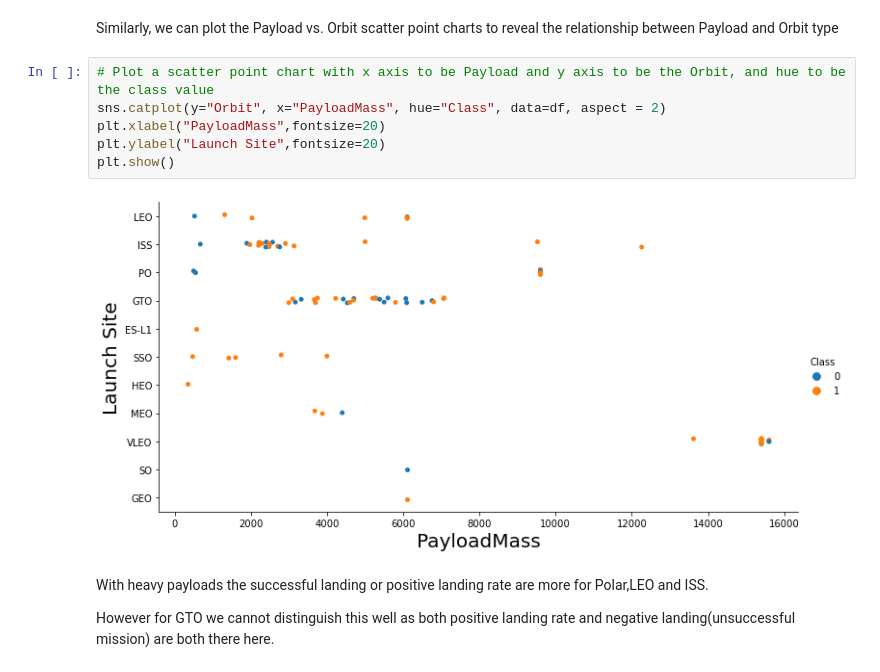
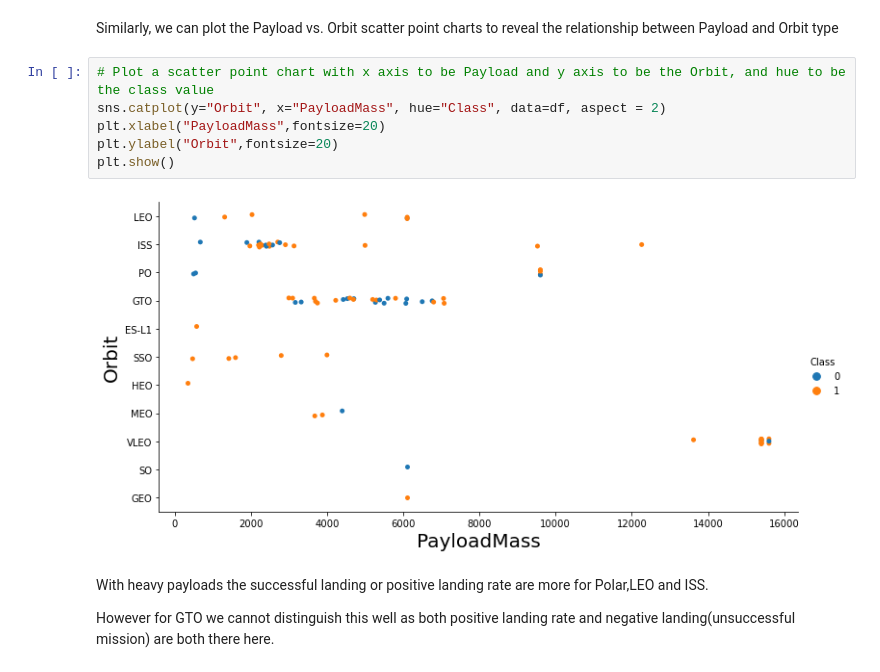
Before and after one commit to mt20019/capstone, a Jupyter notebook: EDA DataVisualization.ipynb, the cells around one changed output. Saved outputs shown, nothing was run; the diff lists cells and outputs as text.

```diff
--- a/EDA DataVisualization.ipynb
+++ b/EDA DataVisualization.ipynb
@@ -147,11 +147,11 @@ Similarly, we can plot the Payload vs. Orbit scatter point charts to reveal the
 # %%
 # Plot a scatter point chart with x axis to be Payload and y axis to be the Orbit, and hue to be the class value
 sns.catplot(y="Orbit", x="PayloadMass", hue="Class", data=df, aspect = 2)
 plt.xlabel("PayloadMass",fontsize=20)
-plt.ylabel("Launch Site",fontsize=20)
+plt.ylabel("Orbit",fontsize=20)
 plt.show()
 # %% [output]
-[figure, old version]
+[figure, new version]
 # %% [markdown]
 With heavy payloads the successful landing or positive landing rate are more for Polar,LEO and ISS.
 
```
Also changed, not shown: parts of 3 cells of this notebook.
